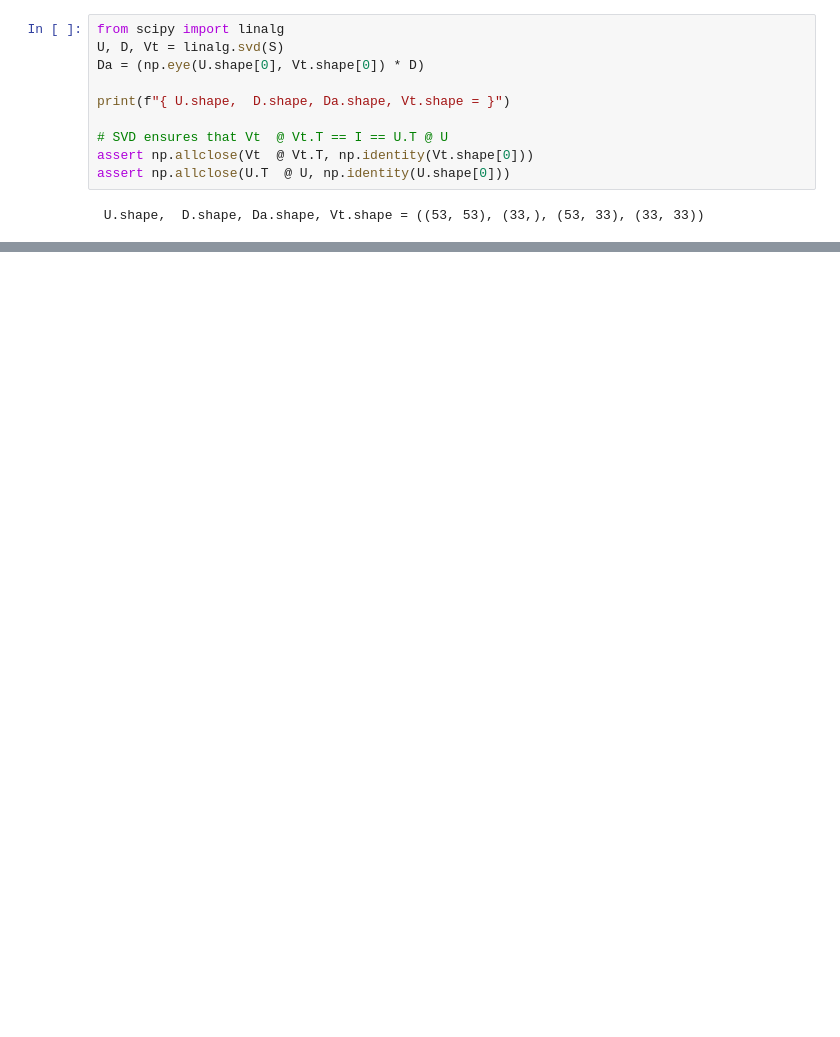
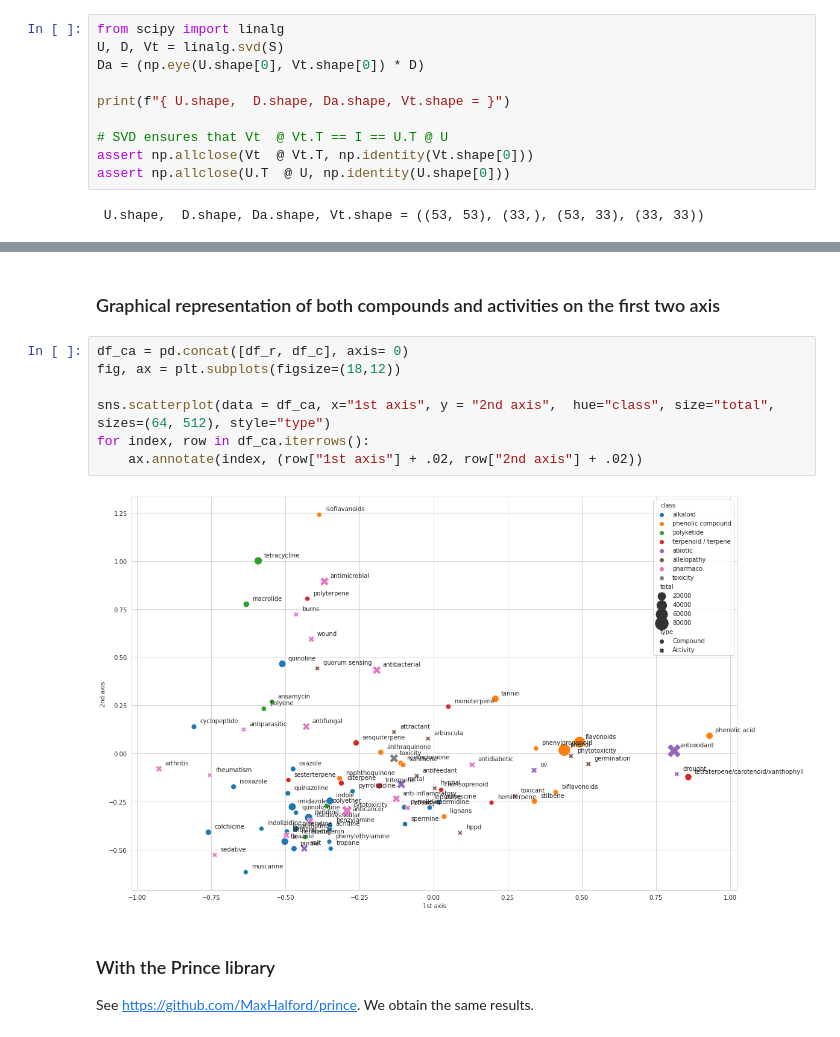
Before and after one commit to romulusFR/Rec-DM-chemotaxonomy, a Jupyter notebook: scopus/analysis.ipynb, the cells around one changed output, grey strips where cells are left out. Drawn from its saved outputs; the diff is of its cells as text; blank space fills up the shorter version.

```diff
--- a/scopus/analysis.ipynb
+++ b/scopus/analysis.ipynb
@@ -279,0 +272,15 @@ for index, row in df_c.iterrows():
+# %% [markdown]
+### Graphical representation of both compounds and activities on the first two axis
+# %%
+df_ca = pd.concat([df_r, df_c], axis= 0)
+fig, ax = plt.subplots(figsize=(18,12))
+
+sns.scatterplot(data = df_ca, x="1st axis", y = "2nd axis",  hue="class", size="total", sizes=(64, 512), style="type")
+for index, row in df_ca.iterrows():
+    ax.annotate(index, (row["1st axis"] + .02, row["2nd axis"] + .02))
+# %% [output]
+[figure, added]
+# %% [markdown]
+### With the Prince library
+
+See <https://github.com/MaxHalford/prince>. We obtain the same results.
```
Also changed, not shown: parts of 41 cells of this notebook.
